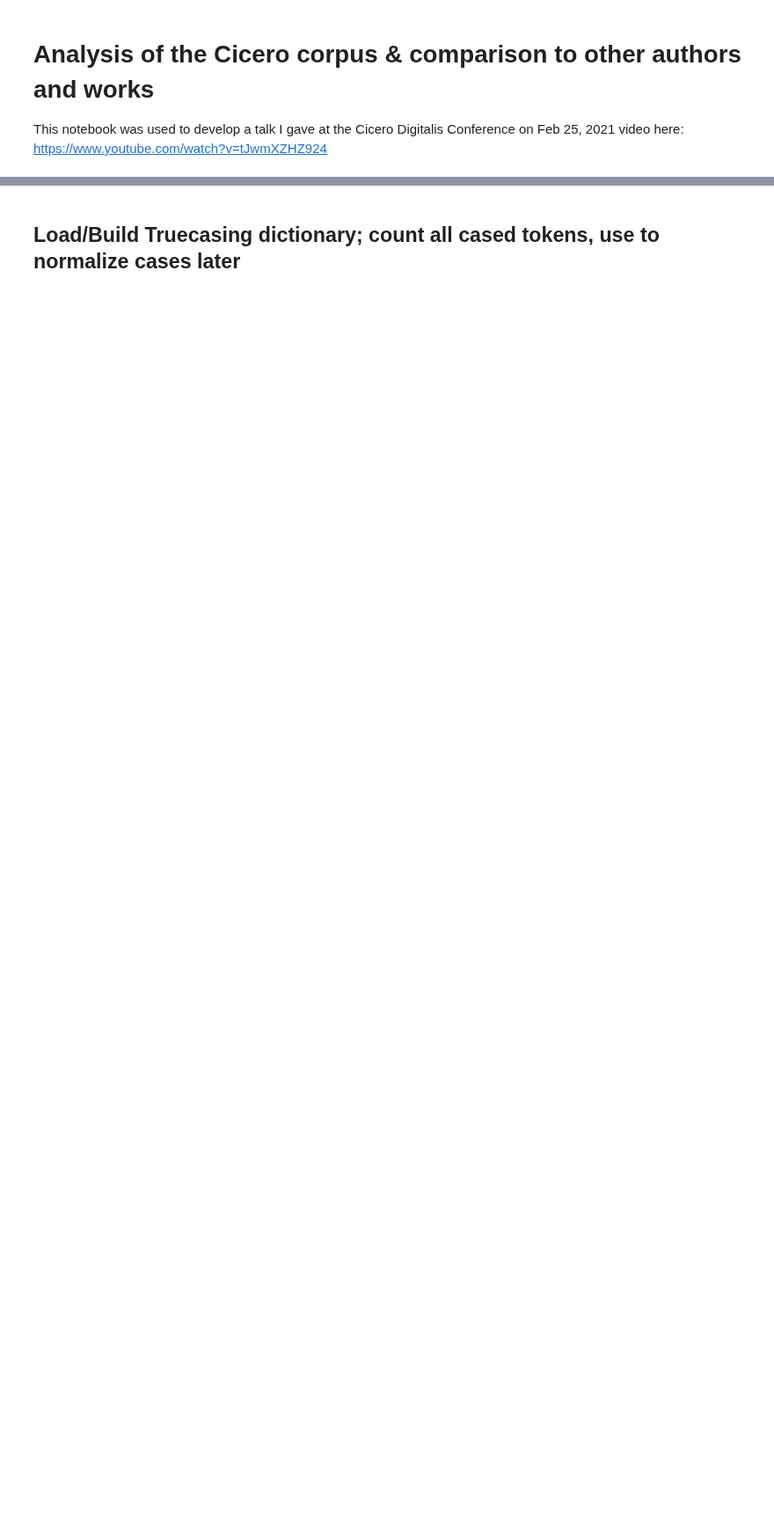
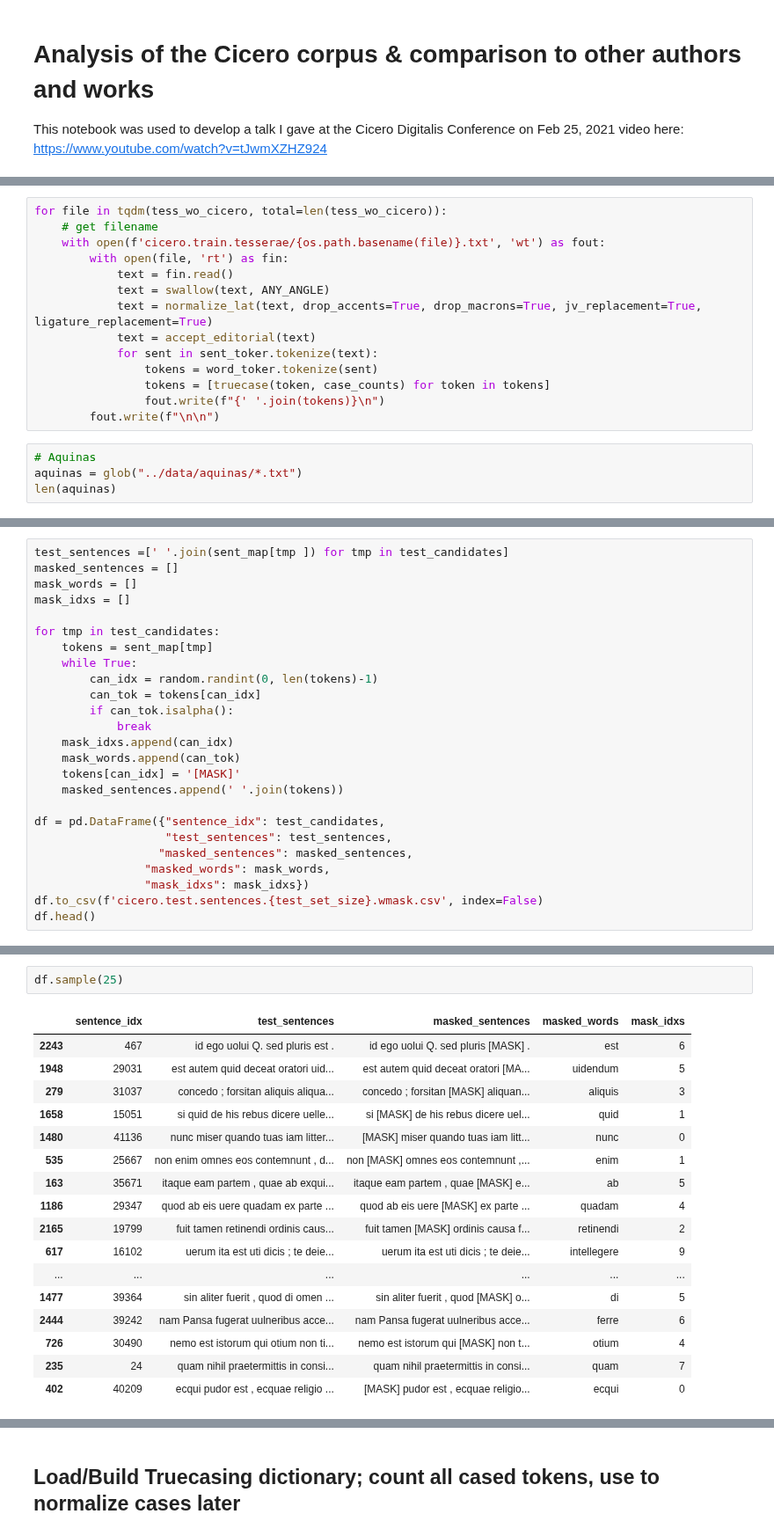
Before and after one commit to todd-cook/ML-You-Can-Use, a Jupyter notebook: probabilistic_language_modeling/cicero_training_corpus_analysis.ipynb, the cells around one changed output, grey strips where cells are left out. Shown at 88% size. Saved outputs shown, nothing was run; the diff lists cells and outputs as text; blank space fills up the shorter version.

```diff
--- a/probablistic_language_modeling/cicero_training_corpus_analysis.ipynb
+++ b/probabilistic_language_modeling/cicero_training_corpus_analysis.ipynb
@@ -45,0 +288,18 @@ cltk.__version__
+# %%
+for file in tqdm(tess_wo_cicero, total=len(tess_wo_cicero)):
+    # get filename
+    with open(f'cicero.train.tesserae/{os.path.basename(file)}.txt', 'wt') as fout:
+        with open(file, 'rt') as fin:
+            text = fin.read()
+            text = swallow(text, ANY_ANGLE)
+            text = normalize_lat(text, drop_accents=True, drop_macrons=True, jv_replacement=True, ligature_replacement=True)
+            text = accept_editorial(text)
+            for sent in sent_toker.tokenize(text):
+                tokens = word_toker.tokenize(sent)
+                tokens = [truecase(token, case_counts) for token in tokens]
+                fout.write(f"{' '.join(tokens)}\n")
+        fout.write(f"\n\n")
+# %%
+# Aquinas
+aquinas = glob("../data/aquinas/*.txt")
+len(aquinas)
@@ -45,0 +334,25 @@ cltk.__version__
+# %%
+test_sentences =[' '.join(sent_map[tmp ]) for tmp in test_candidates]
+masked_sentences = []
+mask_words = []
+mask_idxs = []
+
+for tmp in test_candidates:
+    tokens = sent_map[tmp]
+    while True:
+        can_idx = random.randint(0, len(tokens)-1)
+        can_tok = tokens[can_idx]
+        if can_tok.isalpha():
+            break
+    mask_idxs.append(can_idx)
+    mask_words.append(can_tok)
+    tokens[can_idx] = '[MASK]'
+    masked_sentences.append(' '.join(tokens))
+
+df = pd.DataFrame({"sentence_idx": test_candidates,
+                   "test_sentences": test_sentences,
+                  "masked_sentences": masked_sentences,
+                "masked_words": mask_words,
+                "mask_idxs": mask_idxs})
+df.to_csv(f'cicero.test.sentences.{test_set_size}.wmask.csv', index=False)
+df.head()
@@ -45,0 +366,20 @@ cltk.__version__
+# %%
+df.sample(25)
+# %% [output]
+|  | sentence_idx | test_sentences | masked_sentences | masked_words | mask_idxs |
+| 2243 | 467 | id ego uolui Q. sed pluris est . | id ego uolui Q. sed pluris [MASK] . | est | 6 |
+| 1948 | 29031 | est autem quid deceat oratori uid... | est autem quid deceat oratori [MA... | uidendum | 5 |
+| 279 | 31037 | concedo ; forsitan aliquis aliqua... | concedo ; forsitan [MASK] aliquan... | aliquis | 3 |
+| 1658 | 15051 | si quid de his rebus dicere uelle... | si [MASK] de his rebus dicere uel... | quid | 1 |
+| 1480 | 41136 | nunc miser quando tuas iam litter... | [MASK] miser quando tuas iam litt... | nunc | 0 |
+| 535 | 25667 | non enim omnes eos contemnunt , d... | non [MASK] omnes eos contemnunt ,... | enim | 1 |
+| 163 | 35671 | itaque eam partem , quae ab exqui... | itaque eam partem , quae [MASK] e... | ab | 5 |
+| 1186 | 29347 | quod ab eis uere quadam ex parte ... | quod ab eis uere [MASK] ex parte ... | quadam | 4 |
+| 2165 | 19799 | fuit tamen retinendi ordinis caus... | fuit tamen [MASK] ordinis causa f... | retinendi | 2 |
+| 617 | 16102 | uerum ita est uti dicis ; te deie... | uerum ita est uti dicis ; te deie... | intellegere | 9 |
+| ... | ... | ... | ... | ... | ... |
+| 1477 | 39364 | sin aliter fuerit , quod di omen ... | sin aliter fuerit , quod [MASK] o... | di | 5 |
+| 2444 | 39242 | nam Pansa fugerat uulneribus acce... | nam Pansa fugerat uulneribus acce... | ferre | 6 |
+| 726 | 30490 | nemo est istorum qui otium non ti... | nemo est istorum qui [MASK] non t... | otium | 4 |
+| 235 | 24 | quam nihil praetermittis in consi... | quam nihil praetermittis in consi... | quam | 7 |
+| 402 | 40209 | ecqui pudor est , ecquae religio ... | [MASK] pudor est , ecquae religio... | ecqui | 0 |
```
Also changed, not shown: parts of 36 cells of this notebook, 6 other files.
